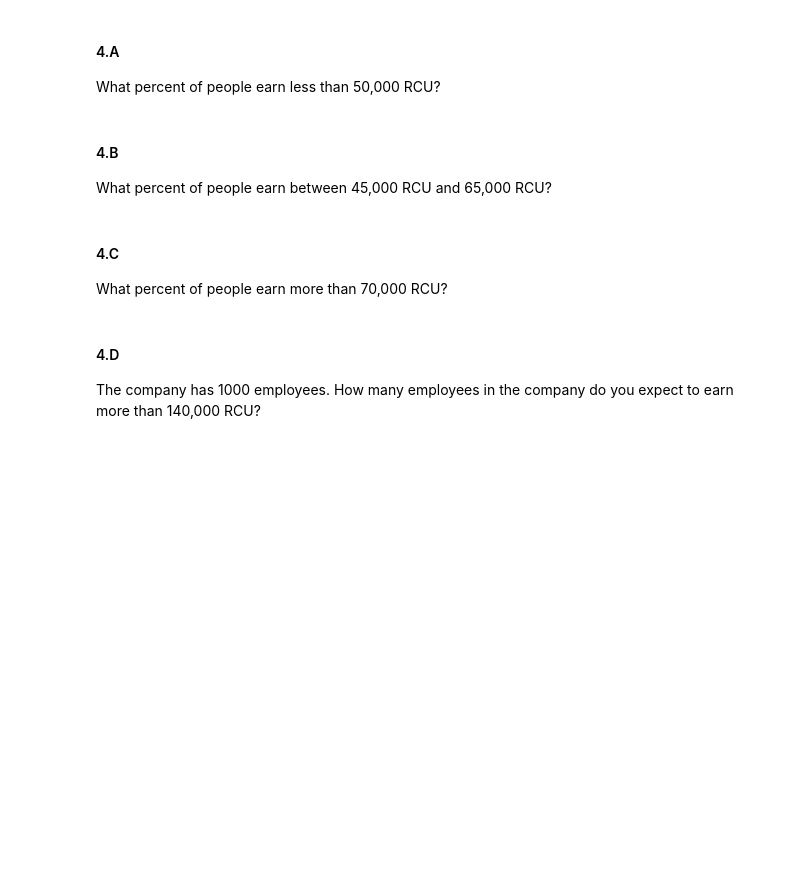
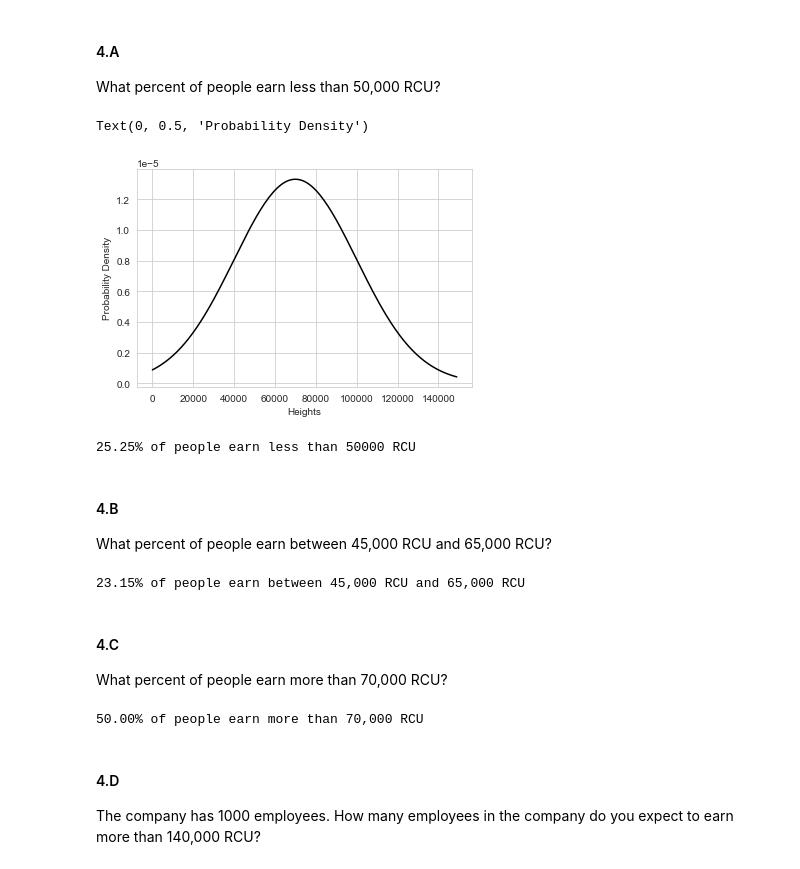
Before and after one commit to leeaz97/SatisticsIDC, a Jupyter notebook: SnDA_2021_HW2.ipynb, the cells around one changed output. Saved outputs shown, nothing was run; the diff lists cells and outputs as text; code cells hidden in the pictures; blank space fills up the shorter version.

```diff
--- a/SnDA_2021_HW2.ipynb
+++ b/SnDA_2021_HW2.ipynb
@@ -292,15 +315,56 @@ Use the other one to generate 1000 more points and draw two comparative histogra
 ### Question 4 - Normally distributed salaries
 # %% [markdown]
 The annual salaries of employees in a large Randomistan company are approximateley normally distributed with a mean of 70,000 RCU and a standard deviation of 30,000 RCU.
+# %%
+mu = 70000
+sigma = 30000
 # %% [markdown]
 #### 4.A
 What percent of people earn less than 50,000 RCU?
+# %%
+# import required libraries
+from scipy.stats import norm
+import numpy as np
+import matplotlib.pyplot as plt
+import seaborn as sb
+
+# Creating the distribution
+data = np.arange(0,150000,1000)
+pdf = norm.pdf(data , loc = mu , scale = sigma )
+
+#Visualizing the distribution
+
+sb.set_style('whitegrid')
+sb.lineplot(data, pdf , color = 'black')
+plt.xlabel('Heights')
+plt.ylabel('Probability Density')
+# %% [output]
+Text(0, 0.5, 'Probability Density')
+[figure, added]
+# %%
+normcdf = norm(loc = mu , scale = sigma).cdf(50000)
+print('{:.2f}% of people earn less than 50000 RCU'.format(normcdf*100))
+# %% [output]
+25.25% of people earn less than 50000 RCU
 # %% [markdown]
 #### 4.B
 What percent of people earn between 45,000 RCU and 65,000 RCU?
+# %%
+a = norm(loc = mu , scale = sigma).cdf(45000)
+b = norm(loc = mu , scale = sigma).cdf(65000)
+
+print('{:.2f}% of people earn between 45,000 RCU and 65,000 RCU'.format((b-a)*100))
+# %% [output]
+23.15% of people earn between 45,000 RCU and 65,000 RCU
 # %% [markdown]
 #### 4.C
 What percent of people earn more than 70,000 RCU?
+# %%
+a = norm(loc = mu , scale = sigma).cdf(70000)
+
+print('{:.2f}% of people earn more than 70,000 RCU'.format((1-a)*100))
+# %% [output]
+50.00% of people earn more than 70,000 RCU
 # %% [markdown]
 #### 4.D
 The company has 1000 employees. How many employees in the company do you expect to earn more than 140,000 RCU?
```
Also changed, not shown: parts of 12 cells of this notebook.
